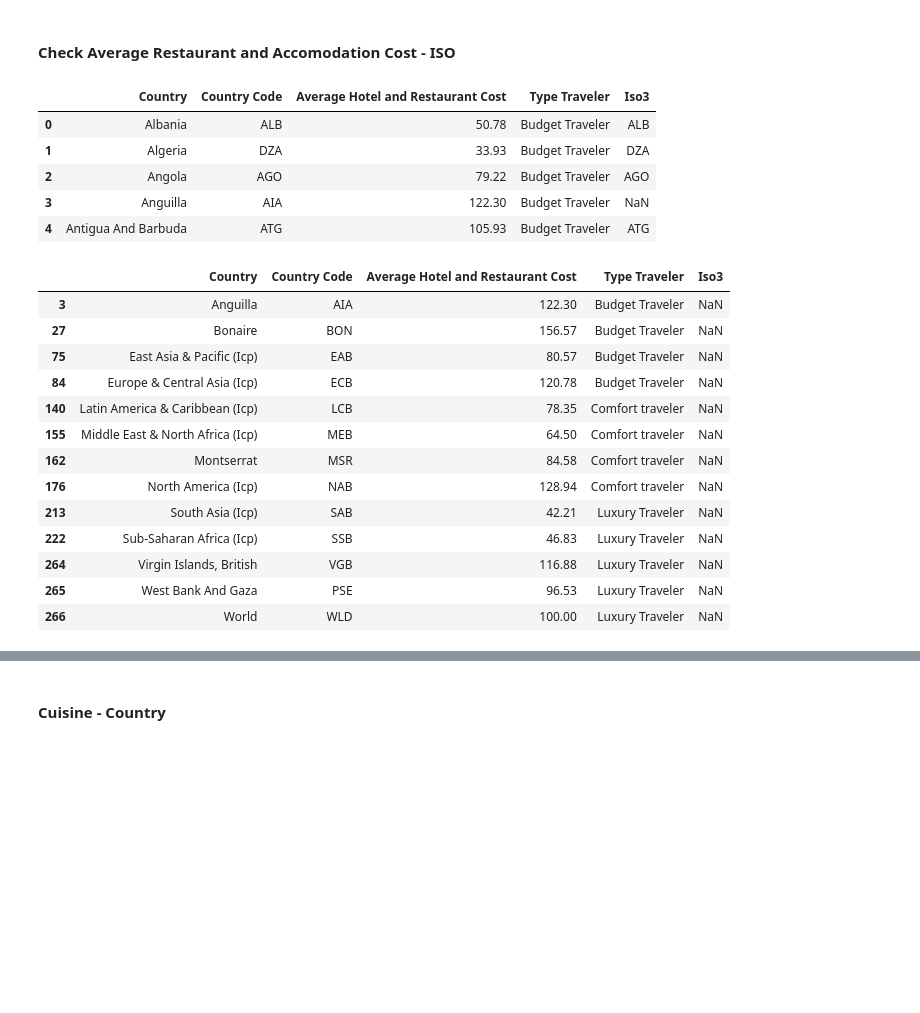
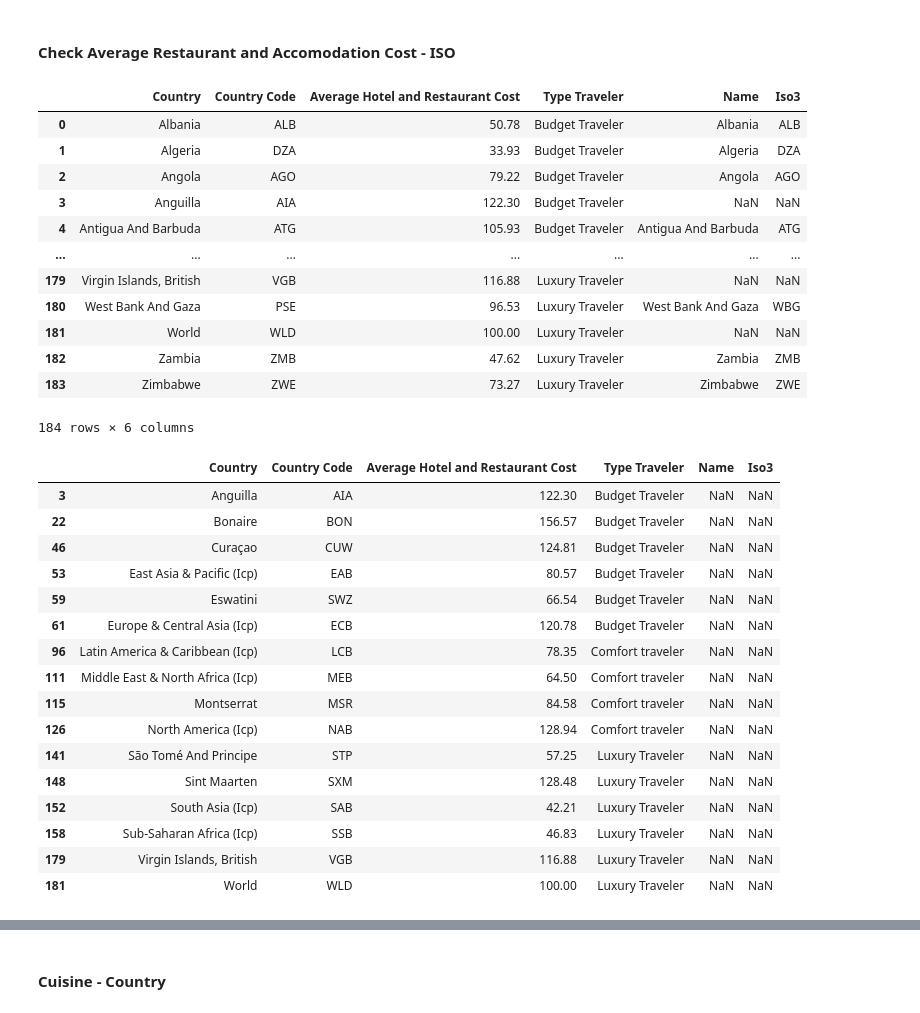
Before and after one commit to syeon0928/FinalExam_VA, a Jupyter notebook: data_cleaning/etl_eda.ipynb, the cells around one changed output, grey strips where cells are left out. Saved outputs shown, nothing was run; the diff lists cells and outputs as text; code cells hidden in the pictures; blank space fills up the shorter version.

```diff
--- a/data_cleaning/etl_eda.ipynb
+++ b/data_cleaning/etl_eda.ipynb
@@ -1220,30 +1233,42 @@ rel = rel.drop(['Name'], axis=1)
 # %% [markdown]
 #### Check Average Restaurant and Accomodation Cost - ISO
 # %%
-avg_rest_hot_p = avg_rest_hot_p.merge(country[['Iso3']], how='left', left_on='Country Code', right_on='Iso3')
-avg_rest_hot_p.head()
+# left join by country dataset based on country codes
+avg_rest_hot_p = avg_rest_hot_p.merge(country[['Name', 'Iso3']], how='left', left_on='Country', right_on='Name')
+avg_rest_hot_p
 # %% [output]
-|  | Country | Country Code | Average Hotel and Restaurant Cost | Type Traveler | Iso3 |
-| 0 | Albania | ALB | 50.78 | Budget Traveler | ALB |
-| 1 | Algeria | DZA | 33.93 | Budget Traveler | DZA |
-| 2 | Angola | AGO | 79.22 | Budget Traveler | AGO |
-| 3 | Anguilla | AIA | 122.30 | Budget Traveler | NaN |
-| 4 | Antigua And Barbuda | ATG | 105.93 | Budget Traveler | ATG |
+|  | Country | Country Code | Average Hotel and Restaurant Cost | Type Traveler | Name | Iso3 |
+| 0 | Albania | ALB | 50.78 | Budget Traveler | Albania | ALB |
+| 1 | Algeria | DZA | 33.93 | Budget Traveler | Algeria | DZA |
+| 2 | Angola | AGO | 79.22 | Budget Traveler | Angola | AGO |
+| 3 | Anguilla | AIA | 122.30 | Budget Traveler | NaN | NaN |
+| 4 | Antigua And Barbuda | ATG | 105.93 | Budget Traveler | Antigua And Barbuda | ATG |
+| ... | ... | ... | ... | ... | ... | ... |
+| 179 | Virgin Islands, British | VGB | 116.88 | Luxury Traveler | NaN | NaN |
+| 180 | West Bank And Gaza | PSE | 96.53 | Luxury Traveler | West Bank And Gaza | WBG |
+| 181 | World | WLD | 100.00 | Luxury Traveler | NaN | NaN |
+| 182 | Zambia | ZMB | 47.62 | Luxury Traveler | Zambia | ZMB |
+| 183 | Zimbabwe | ZWE | 73.27 | Luxury Traveler | Zimbabwe | ZWE |
+184 rows × 6 columns
-# %%
-avg_rest_hot_p [avg_rest_hot_p ['Iso3'].isnull()]
-# %% [output]
-|  | Country | Country Code | Average Hotel and Restaurant Cost | Type Traveler | Iso3 |
-| 3 | Anguilla | AIA | 122.30 | Budget Traveler | NaN |
-| 27 | Bonaire | BON | 156.57 | Budget Traveler | NaN |
-| 75 | East Asia & Pacific (Icp) | EAB | 80.57 | Budget Traveler | NaN |
-| 84 | Europe & Central Asia (Icp) | ECB | 120.78 | Budget Traveler | NaN |
-| 140 | Latin America & Caribbean (Icp) | LCB | 78.35 | Comfort traveler | NaN |
-| 155 | Middle East & North Africa (Icp) | MEB | 64.50 | Comfort traveler | NaN |
-| 162 | Montserrat | MSR | 84.58 | Comfort traveler | NaN |
-| 176 | North America (Icp) | NAB | 128.94 | Comfort traveler | NaN |
-| 213 | South Asia (Icp) | SAB | 42.21 | Luxury Traveler | NaN |
-| 222 | Sub-Saharan Africa (Icp) | SSB | 46.83 | Luxury Traveler | NaN |
-| 264 | Virgin Islands, British | VGB | 116.88 | Luxury Traveler | NaN |
-| 265 | West Bank And Gaza | PSE | 96.53 | Luxury Traveler | NaN |
-| 266 | World | WLD | 100.00 | Luxury Traveler | NaN |
+# %%
+# check countries that were not merged
+avg_rest_hot_p [avg_rest_hot_p ['Iso3'].isnull()]
+# %% [output]
+|  | Country | Country Code | Average Hotel and Restaurant Cost | Type Traveler | Name | Iso3 |
+| 3 | Anguilla | AIA | 122.30 | Budget Traveler | NaN | NaN |
+| 22 | Bonaire | BON | 156.57 | Budget Traveler | NaN | NaN |
+| 46 | Curaçao | CUW | 124.81 | Budget Traveler | NaN | NaN |
+| 53 | East Asia & Pacific (Icp) | EAB | 80.57 | Budget Traveler | NaN | NaN |
+| 59 | Eswatini | SWZ | 66.54 | Budget Traveler | NaN | NaN |
+| 61 | Europe & Central Asia (Icp) | ECB | 120.78 | Budget Traveler | NaN | NaN |
+| 96 | Latin America & Caribbean (Icp) | LCB | 78.35 | Comfort traveler | NaN | NaN |
+| 111 | Middle East & North Africa (Icp) | MEB | 64.50 | Comfort traveler | NaN | NaN |
+| 115 | Montserrat | MSR | 84.58 | Comfort traveler | NaN | NaN |
+| 126 | North America (Icp) | NAB | 128.94 | Comfort traveler | NaN | NaN |
+| 141 | São Tomé And Principe | STP | 57.25 | Luxury Traveler | NaN | NaN |
+| 148 | Sint Maarten | SXM | 128.48 | Luxury Traveler | NaN | NaN |
+| 152 | South Asia (Icp) | SAB | 42.21 | Luxury Traveler | NaN | NaN |
+| 158 | Sub-Saharan Africa (Icp) | SSB | 46.83 | Luxury Traveler | NaN | NaN |
+| 179 | Virgin Islands, British | VGB | 116.88 | Luxury Traveler | NaN | NaN |
+| 181 | World | WLD | 100.00 | Luxury Traveler | NaN | NaN |
 # %%
```
Also changed, not shown: parts of 73 cells of this notebook, 6 other files.
